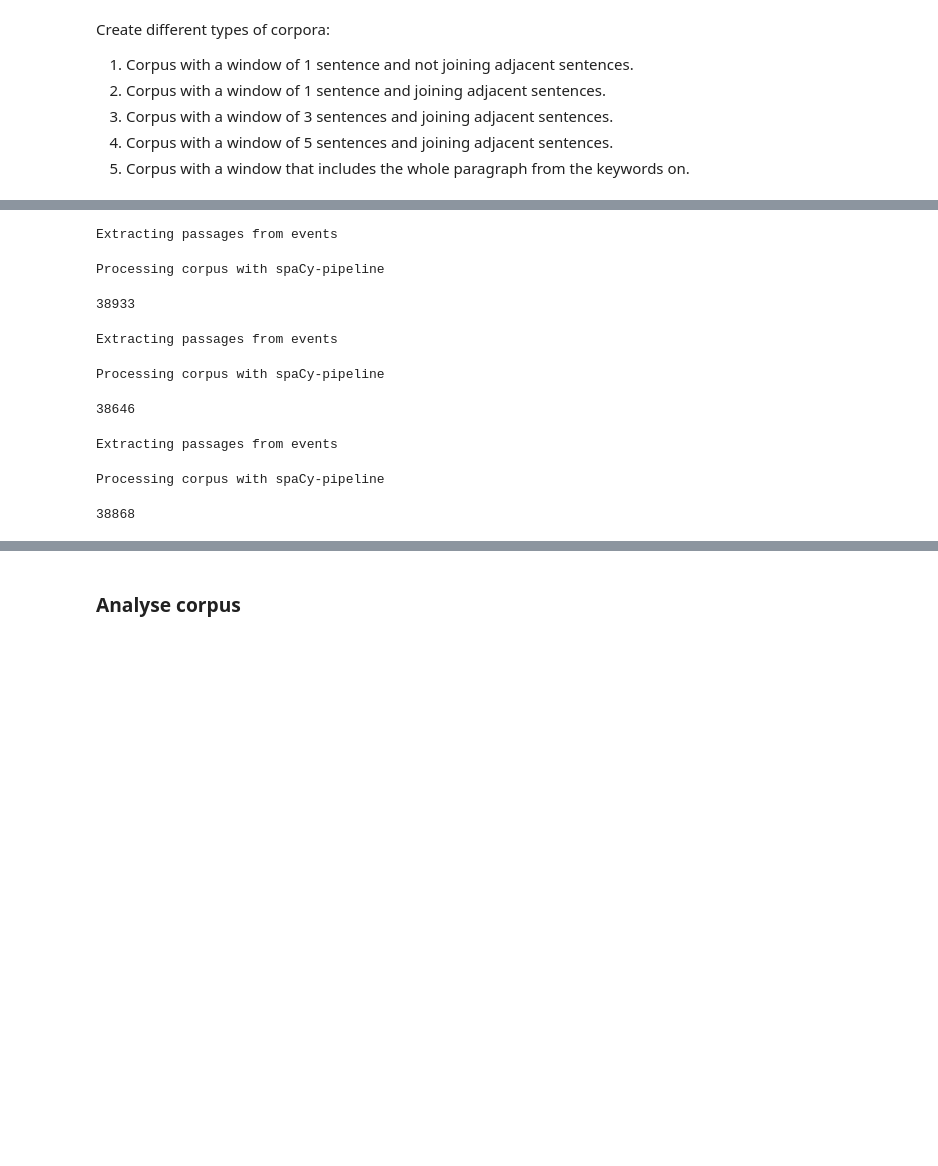
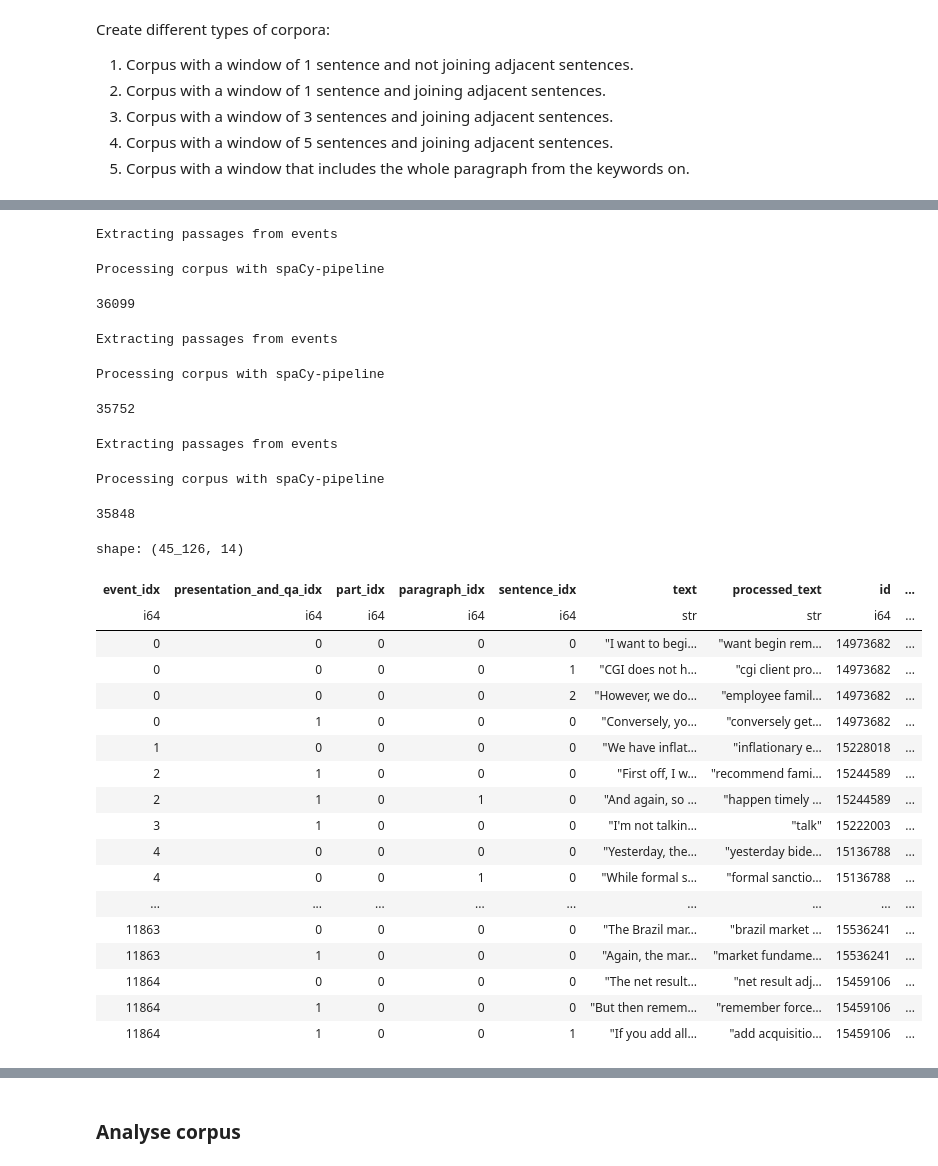
Before and after one commit to falseAzure/infineac, a Jupyter notebook: notebooks/infineac.ipynb, the cells around one changed output, grey strips where cells are left out. Cells and saved outputs as stored; diff of their text form; code cells hidden in the pictures; blank space fills up the shorter version.

```diff
--- a/notebooks/infineac.ipynb
+++ b/notebooks/infineac.ipynb
@@ -255,7 +255,7 @@ corpus_window_3_join_df = process_event.events_to_corpus(
     context_window_sentence=[0,3],
     subsequent_paragraphs=0,
     join_adjacent_sentences=True,
-    extract_answers=True,
+    extract_answers=False,
     nlp_model=nlp_stanza,
     remove_additional_words=True,
 )
@@ -263,7 +263,7 @@ len(corpus_window_3_join_df)
 # %% [output]
 Extracting passages from events
 Processing corpus with spaCy-pipeline
-38933
+36099
 # %%
 corpus_window_5_join_df = process_event.events_to_corpus(
     events=events_filt,
@@ -271,7 +271,7 @@ corpus_window_5_join_df = process_event.events_to_corpus(
     context_window_sentence=[0,5],
     subsequent_paragraphs=0,
     join_adjacent_sentences=True,
-    extract_answers=True,
+    extract_answers=False,
     nlp_model=nlp_stanza,
     remove_additional_words=True,
 )
@@ -279,7 +279,7 @@ len(corpus_window_5_join_df)
 # %% [output]
 Extracting passages from events
 Processing corpus with spaCy-pipeline
-38646
+35752
 # %%
 corpus_window_whole_join_df = process_event.events_to_corpus(
     events=events_filt,
@@ -287,7 +287,7 @@ corpus_window_whole_join_df = process_event.events_to_corpus(
     context_window_sentence=[0,-1],
     subsequent_paragraphs=0,
     join_adjacent_sentences=True,
-    extract_answers=True,
+    extract_answers=False,
     nlp_model=nlp_stanza,
     remove_additional_words=True,
 )
@@ -295,5 +295,5 @@ len(corpus_window_whole_join_df)
 # %% [output]
 Extracting passages from events
 Processing corpus with spaCy-pipeline
-38868
+35848
 # %%
@@ -310,0 +311,23 @@ corpus_window_whole_join_df = helper.load_data("corpus_window_whole_join_df.lz4"
+# %%
+corpus_window_0_df = process_text.get_strategies(dataframe=corpus_window_0_df)
+corpus_window_0_df
+# %% [output]
+shape: (45_126, 14)
+| event_idx | presentation_and_qa_idx | part_idx | paragraph_idx | sentence_idx | text | processed_text | id | ... |
+| i64 | i64 | i64 | i64 | i64 | str | str | i64 | ... |
+| 0 | 0 | 0 | 0 | 0 | "I want to begi… | "want begin rem… | 14973682 | ... |
+| 0 | 0 | 0 | 0 | 1 | "CGI does not h… | "cgi client pro… | 14973682 | ... |
+| 0 | 0 | 0 | 0 | 2 | "However, we do… | "employee famil… | 14973682 | ... |
+| 0 | 1 | 0 | 0 | 0 | "Conversely, yo… | "conversely get… | 14973682 | ... |
+| 1 | 0 | 0 | 0 | 0 | "We have inflat… | "inflationary e… | 15228018 | ... |
+| 2 | 1 | 0 | 0 | 0 | "First off, I w… | "recommend fami… | 15244589 | ... |
+| 2 | 1 | 0 | 1 | 0 | "And again, so … | "happen timely … | 15244589 | ... |
+| 3 | 1 | 0 | 0 | 0 | "I'm not talkin… | "talk" | 15222003 | ... |
+| 4 | 0 | 0 | 0 | 0 | "Yesterday, the… | "yesterday bide… | 15136788 | ... |
+| 4 | 0 | 0 | 1 | 0 | "While formal s… | "formal sanctio… | 15136788 | ... |
+| ... | ... | ... | ... | ... | ... | ... | ... | ... |
+| 11863 | 0 | 0 | 0 | 0 | "The Brazil mar… | "brazil market … | 15536241 | ... |
+| 11863 | 1 | 0 | 0 | 0 | "Again, the mar… | "market fundame… | 15536241 | ... |
+| 11864 | 0 | 0 | 0 | 0 | "The net result… | "net result adj… | 15459106 | ... |
+| 11864 | 1 | 0 | 0 | 0 | "But then remem… | "remember force… | 15459106 | ... |
+| 11864 | 1 | 0 | 0 | 1 | "If you add all… | "add acquisitio… | 15459106 | ... |
```
Also changed, not shown: parts of 18 cells of this notebook.
